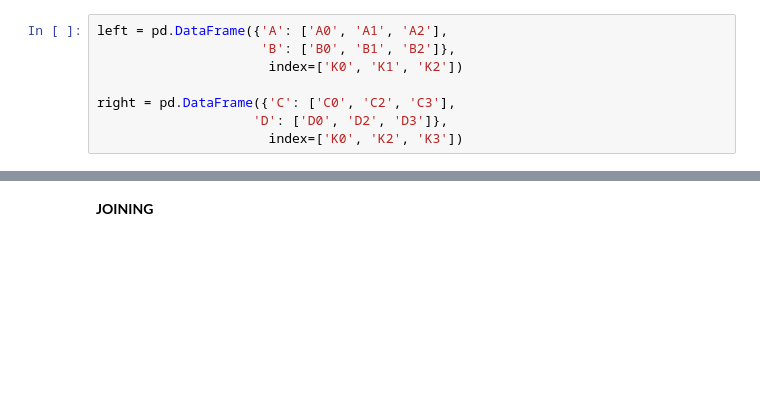
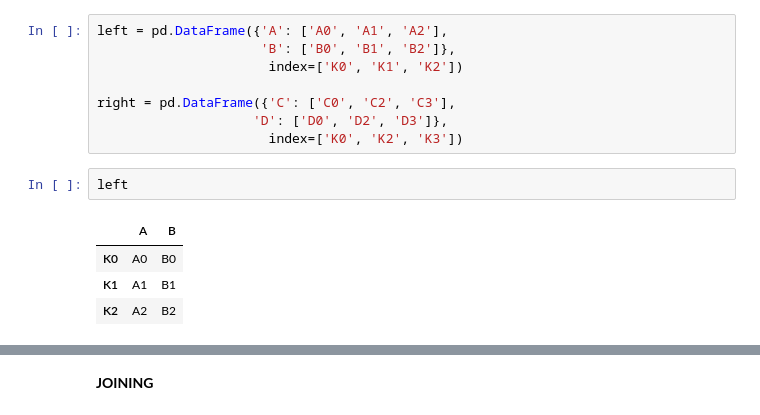
Before and after one commit to Saishna-Shamej/Data-science, a Jupyter notebook: Pandas_Merging,_joining&concatenating.ipynb, the cells around one changed output, grey strips where cells are left out. Cells and saved outputs as stored; diff of their text form; blank space fills up the shorter version.

```diff
--- a/Pandas_Merging,_joining&concatenating.ipynb
+++ b/Pandas_Merging,_joining&concatenating.ipynb
@@ -172,3 +172,10 @@ left = pd.DataFrame({'A': ['A0', 'A1', 'A2'],
 right = pd.DataFrame({'C': ['C0', 'C2', 'C3'],
                     'D': ['D0', 'D2', 'D3']},
                       index=['K0', 'K2', 'K3'])
+# %%
+left
+# %% [output]
+|  | A | B |
+| K0 | A0 | B0 |
+| K1 | A1 | B1 |
+| K2 | A2 | B2 |
```
Also changed, not shown: parts of 2 cells of this notebook.
